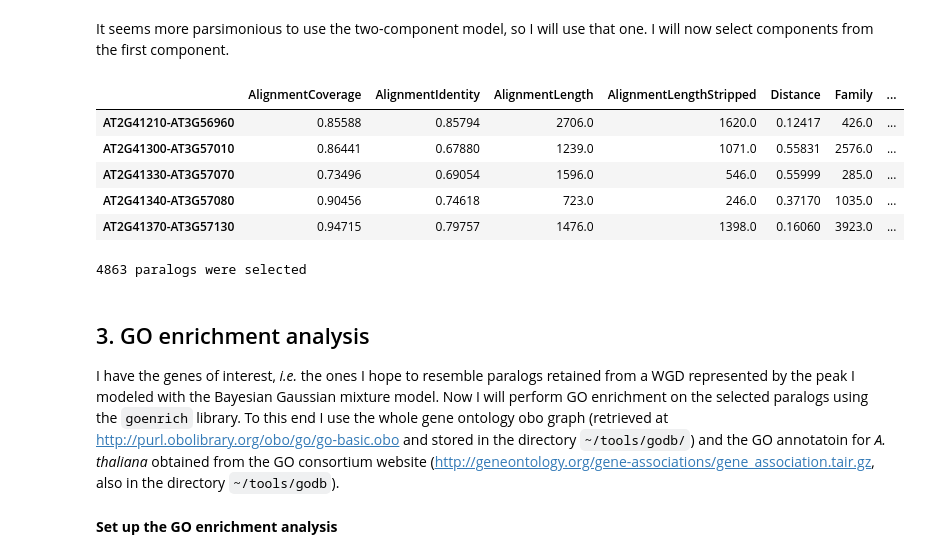
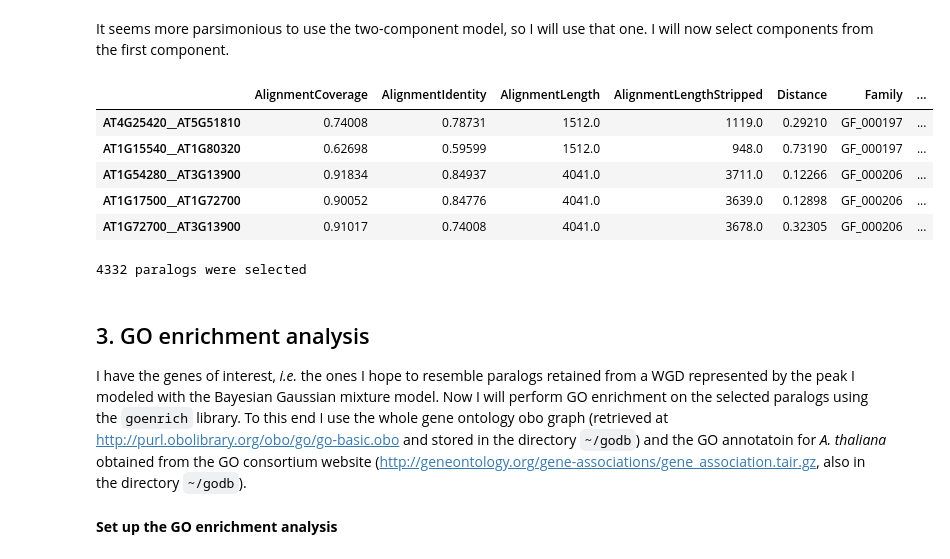
Before and after one commit to arzwa/wgd, a Jupyter notebook: example/wgd_go_enrichment.ipynb, the cells around one changed output. Drawn from its saved outputs; the diff is of its cells as text; code cells hidden in the pictures.

```diff
--- a/example/wgd_go_enrichment.ipynb
+++ b/example/wgd_go_enrichment.ipynb
@@ -14,8 +13,7 @@ import goenrich
 
 The distributions were computed using the '`wgd ks`' and '`wgd syn`' commands from the '`wgd`' CLI.
 # %%
-full_ks = pd.read_csv('../test_data/fasttree_ath_aly/wgd_ks/cds.ath.tfa.ks.tsv', sep='\t', index_col=0)
-anchors_ks = pd.read_csv('../test_data/fasttree_ath_aly/wgd_syn/cds.ath.tfa.blast.tsv.mcl.ks_anchors.tsv', sep='\t', index_col=0)
-plot_selection(dists=[full_ks, anchors_ks], title='$A. thaliana$')
-plt.show()
+full_ks = pd.read_csv('./data/ath.ks.tsv', sep='\t', index_col=0)
+anchors_ks = pd.read_csv('./data/ath_anchors.ks.tsv', sep='\t', index_col=0)
+plot_selection(dists=[full_ks, anchors_ks], title='$A. thaliana$');
 # %% [output]
@@ -36,0 +29,4 @@ WARNING:root:Dropped 11767 NaN containing rows.
+# %%
+data = filter_group_data(df=anchors_ks, min_ks=0.05, max_ks=3)
+X = get_array_for_mixture(data)
+models = fit_bgmm(X, n1=1, n2=3, n_init=10, max_iter=10000)
@@ -38,25 +40,26 @@ WARNING:root:Dropped 11767 NaN containing rows.
 It seems more parsimonious to use the two-component model, so I will use that one. I will  now select components from the first component.
 # %%
 model = models[1]
+anchors_ks = anchors_ks[anchors_ks["Ks"] > 0]  # filter out Ks = 0, as log is -inf!
 ks_anchors_mix = get_component_probabilities(df=anchors_ks, model=model)
 ks_anchors_mix.head()
 # %% [output]
 |  | AlignmentCoverage | AlignmentIdentity | AlignmentLength | AlignmentLengthStripped | Distance | Family | ... |
-| AT2G41210-AT3G56960 | 0.85588 | 0.85794 | 2706.0 | 1620.0 | 0.12417 | 426.0 | ... |
-| AT2G41300-AT3G57010 | 0.86441 | 0.67880 | 1239.0 | 1071.0 | 0.55831 | 2576.0 | ... |
-| AT2G41330-AT3G57070 | 0.73496 | 0.69054 | 1596.0 | 546.0 | 0.55999 | 285.0 | ... |
-| AT2G41340-AT3G57080 | 0.90456 | 0.74618 | 723.0 | 246.0 | 0.37170 | 1035.0 | ... |
-| AT2G41370-AT3G57130 | 0.94715 | 0.79757 | 1476.0 | 1398.0 | 0.16060 | 3923.0 | ... |
+| AT4G25420__AT5G51810 | 0.74008 | 0.78731 | 1512.0 | 1119.0 | 0.29210 | GF_000197 | ... |
+| AT1G15540__AT1G80320 | 0.62698 | 0.59599 | 1512.0 | 948.0 | 0.73190 | GF_000197 | ... |
+| AT1G54280__AT3G13900 | 0.91834 | 0.84937 | 4041.0 | 3711.0 | 0.12266 | GF_000206 | ... |
+| AT1G17500__AT1G72700 | 0.90052 | 0.84776 | 4041.0 | 3639.0 | 0.12898 | GF_000206 | ... |
+| AT1G72700__AT3G13900 | 0.91017 | 0.74008 | 4041.0 | 3678.0 | 0.32305 | GF_000206 | ... |
 # %%
 paralogs = set(ks_anchors_mix[ks_anchors_mix['p_component1'] > 0.95]['Paralog1'])
 paralogs = paralogs | set(ks_anchors_mix[ks_anchors_mix['p_component1'] > 0.95]['Paralog2'])
 print('{} paralogs were selected'.format(len(paralogs)))
 # %% [output]
-4863 paralogs were selected
+4332 paralogs were selected
 # %% [markdown]
 ## 3. GO enrichment analysis
 
-I have the genes of interest, _i.e._ the ones I hope to resemble paralogs retained from a WGD represented by the peak I modeled with the Bayesian Gaussian mixture model. Now I will perform GO enrichment on the selected paralogs using the `goenrich` library. To this end I use the whole gene ontology obo graph (retrieved at http://purl.obolibrary.org/obo/go/go-basic.obo and stored in the directory `~/tools/godb/`) and the GO annotatoin for _A. thaliana_ obtained from the GO consortium website (http://geneontology.org/gene-associations/gene_association.tair.gz, also in the directory `~/tools/godb`).
+I have the genes of interest, _i.e._ the ones I hope to resemble paralogs retained from a WGD represented by the peak I modeled with the Bayesian Gaussian mixture model. Now I will perform GO enrichment on the selected paralogs using the `goenrich` library. To this end I use the whole gene ontology obo graph (retrieved at http://purl.obolibrary.org/obo/go/go-basic.obo and stored in the directory `~/godb`) and the GO annotatoin for _A. thaliana_ obtained from the GO consortium website (http://geneontology.org/gene-associations/gene_association.tair.gz, also in the directory `~/godb`).
 # %% [markdown]
 **Set up the GO enrichment analysis**
 # %%
```
Also changed, not shown: parts of 8 cells of this notebook, 9 other files.
